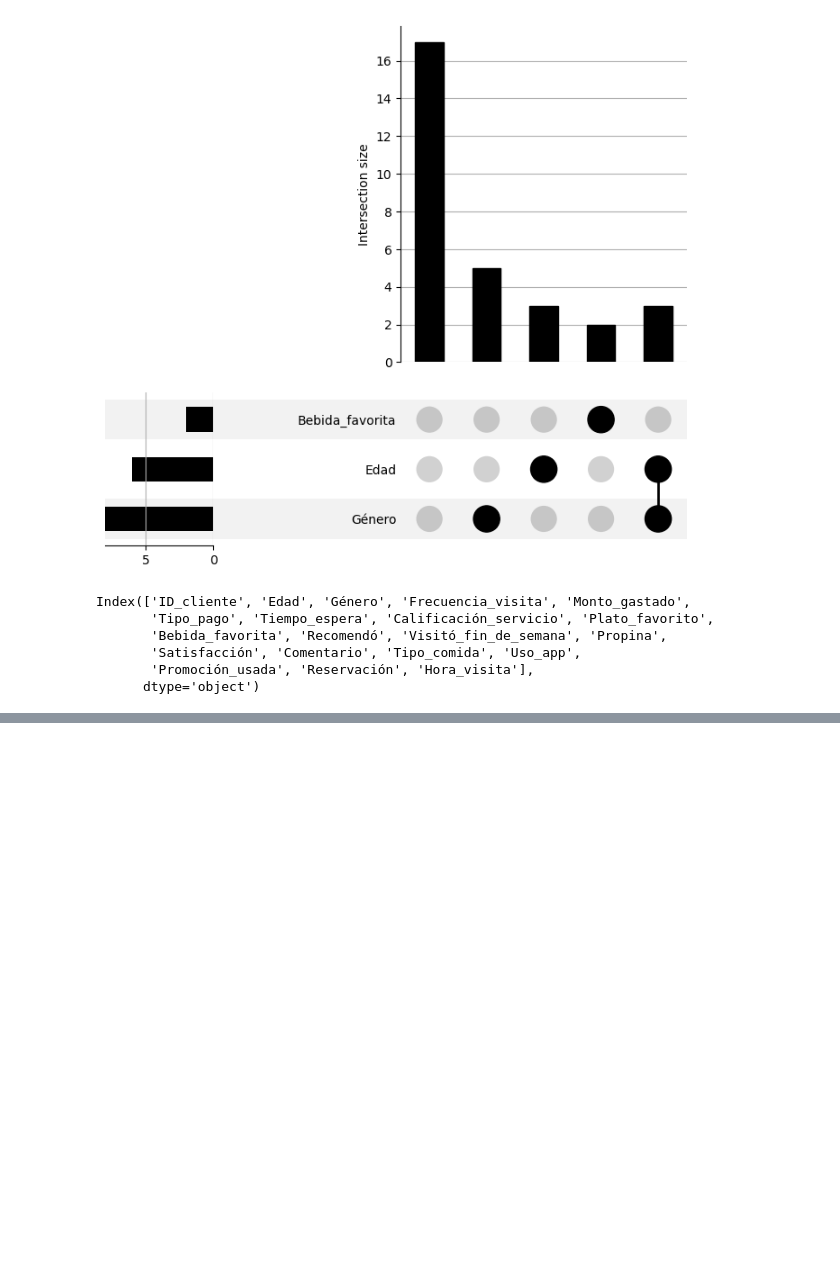
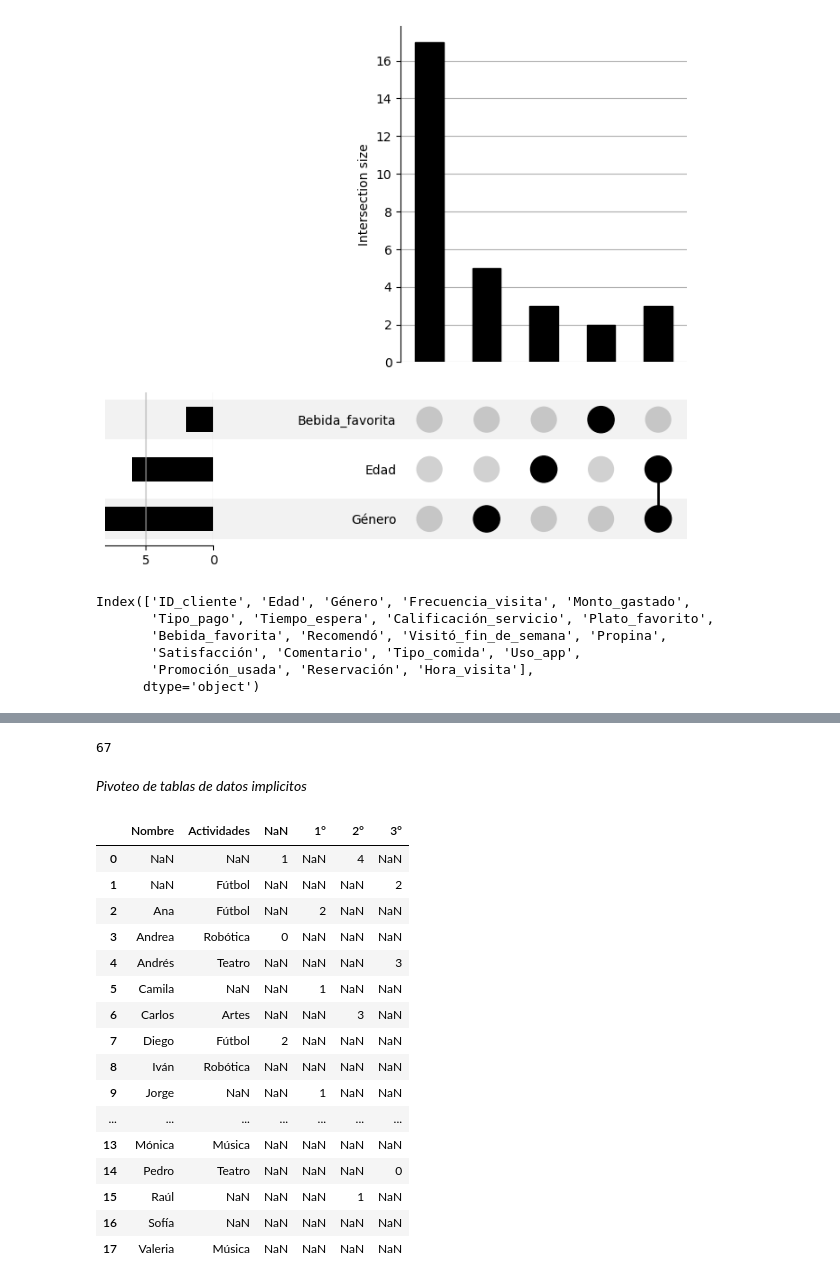
Before and after one commit to fcisnerosr/datos_faltantes, a Jupyter notebook: curso-datos-faltantes-main/mio/exploracion_restaurantes.ipynb, the cells around one changed output, grey strips where cells are left out. Saved outputs shown, nothing was run; the diff lists cells and outputs as text; code cells hidden in the pictures; blank space fills up the shorter version.

```diff
--- a/curso-datos-faltantes-main/mio/exploracion_restaurantes.ipynb
+++ b/curso-datos-faltantes-main/mio/exploracion_restaurantes.ipynb
@@ -223,0 +264,52 @@ Index(['ID_cliente', 'Edad', 'Género', 'Frecuencia_visita', 'Monto_gastado',
+# %%
+# df_missing_data = (
+#   df
+#   .replace(
+#     to_replace={
+#       'Calificaciones_Espanol':{
+#         'missing': np.nan
+#       }
+#     }
+#   )
+# )
+
+df_missing_data = (
+  df
+  .replace(
+    to_replace=['missing'],
+    value=np.nan
+  )
+)
+# %%
+df_missing_data.missing.number_missing()
+# %% [output]
+67
+# %% [markdown]
+_Pivoteo de tablas de datos implicitos_
+# %%
+(
+    df_missing_data
+    .pivot_wider(
+        index=['Nombre', 'Actividades'],    # Dos columnas como índice
+        names_from='Grado',                 # Columna que convierte en los nombres de la tabla en columnas
+        values_from='Faltas'                # Valores de la tabla
+    )
+)
+# %% [output]
+|  | Nombre | Actividades | NaN | 1° | 2° | 3° |
+| 0 | NaN | NaN | 1 | NaN | 4 | NaN |
+| 1 | NaN | Fútbol | NaN | NaN | NaN | 2 |
+| 2 | Ana | Fútbol | NaN | 2 | NaN | NaN |
+| 3 | Andrea | Robótica | 0 | NaN | NaN | NaN |
+| 4 | Andrés | Teatro | NaN | NaN | NaN | 3 |
+| 5 | Camila | NaN | NaN | 1 | NaN | NaN |
+| 6 | Carlos | Artes | NaN | NaN | 3 | NaN |
+| 7 | Diego | Fútbol | 2 | NaN | NaN | NaN |
+| 8 | Iván | Robótica | NaN | NaN | NaN | NaN |
+| 9 | Jorge | NaN | NaN | 1 | NaN | NaN |
+| ... | ... | ... | ... | ... | ... | ... |
+| 13 | Mónica | Música | NaN | NaN | NaN | NaN |
+| 14 | Pedro | Teatro | NaN | NaN | NaN | 0 |
+| 15 | Raúl | NaN | NaN | NaN | 1 | NaN |
+| 16 | Sofía | NaN | NaN | NaN | NaN | NaN |
+| 17 | Valeria | Música | NaN | NaN | NaN | NaN |
```
Also changed, not shown: parts of 7 cells of this notebook.
